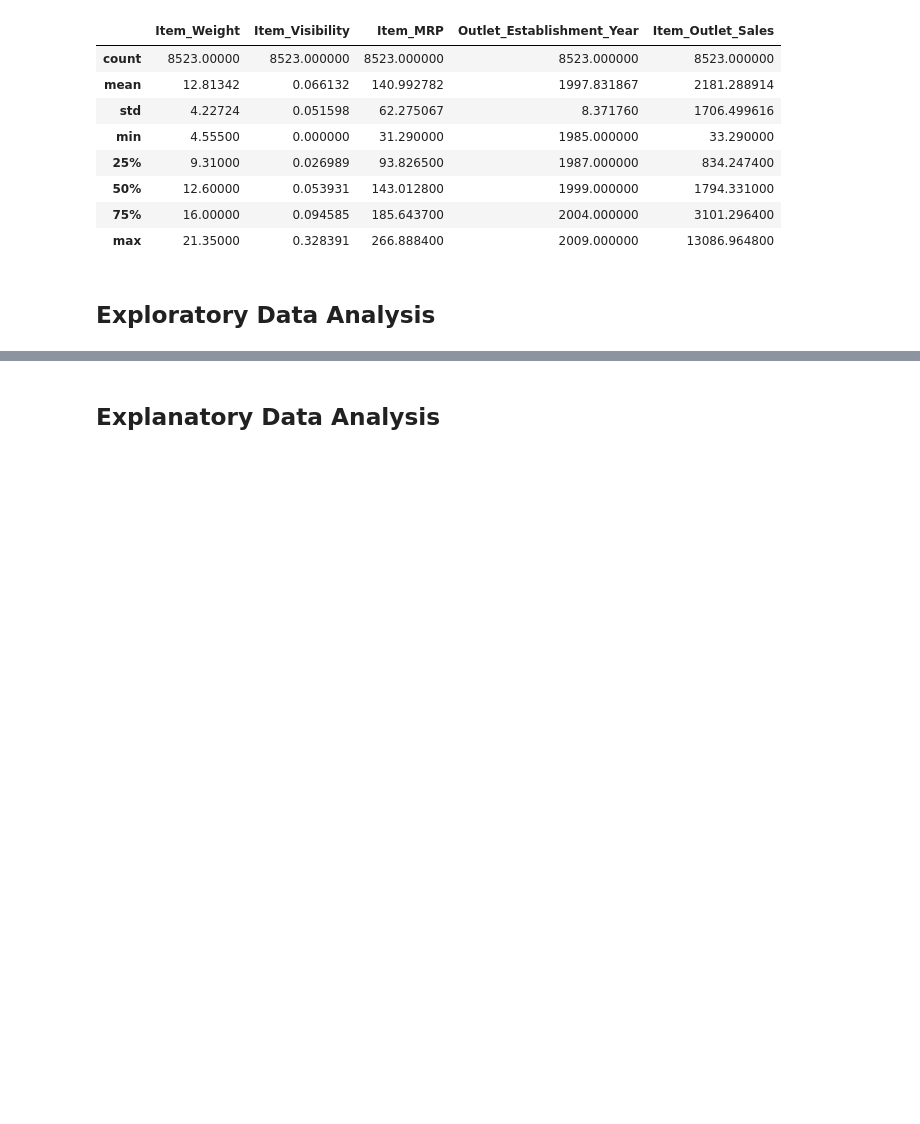
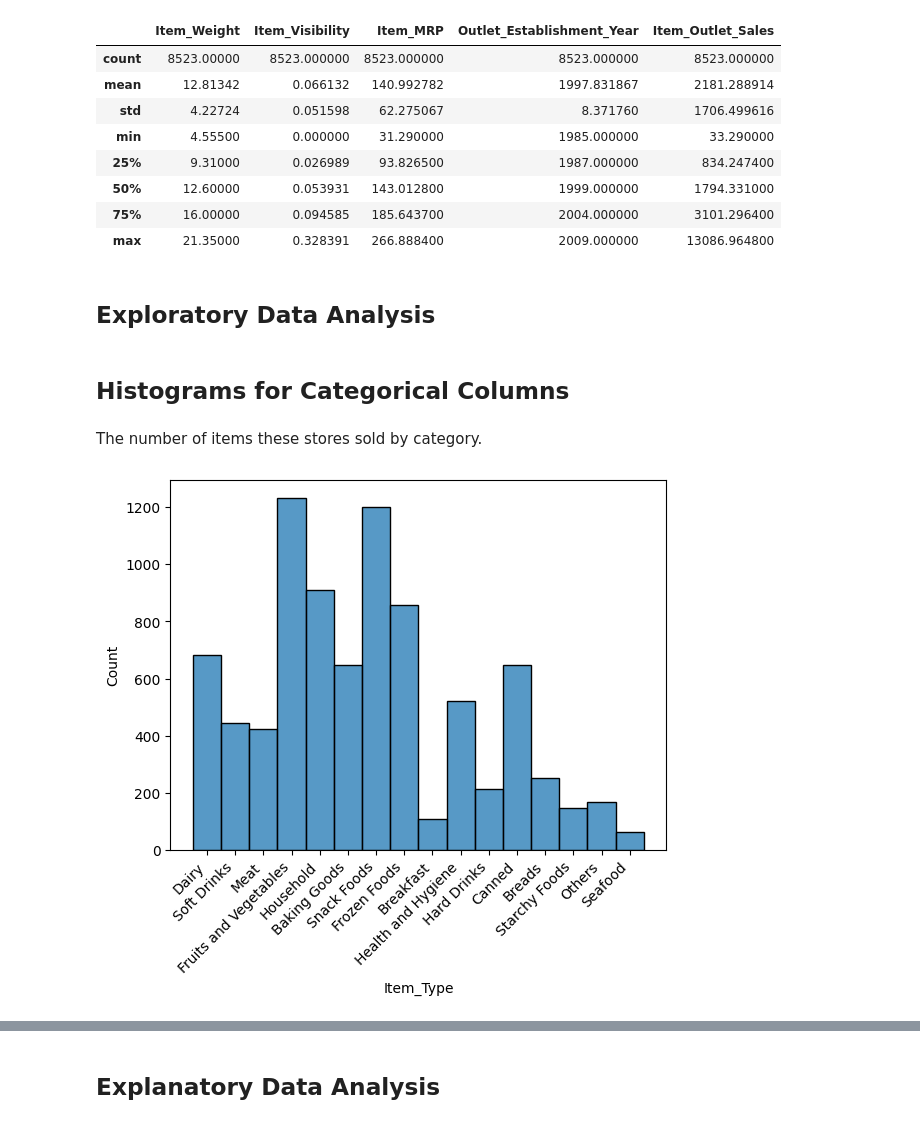
Before and after one commit to eckoecho/Prediction-of-Product-Sales, a Jupyter notebook: Prediction_of_Product_Sales.ipynb, the cells around one changed output, grey strips where cells are left out. Saved outputs shown, nothing was run; the diff lists cells and outputs as text; code cells hidden in the pictures; blank space fills up the shorter version.

```diff
--- a/Prediction_of_Product_Sales.ipynb
+++ b/Prediction_of_Product_Sales.ipynb
@@ -282,3 +283,14 @@ df.describe()
 | max | 21.35000 | 0.328391 | 266.888400 | 2009.000000 | 13086.964800 |
 # %% [markdown]
 ## **Exploratory Data Analysis**
+# %% [markdown]
+## Histograms for Categorical Columns
+# %% [markdown]
+The number of items these stores sold by category.
+# %%
+# Putting Item Type in a Histograph
+ax = sns.histplot(df, x="Item_Type")
+#Rotating and setting horizontal alignment for x category labels for better visibility
+ax.set_xticklabels(ax.get_xticklabels(), rotation=45, ha='right');
+# %% [output]
+[figure, added]
```
Also changed, not shown: parts of 17 cells of this notebook.
